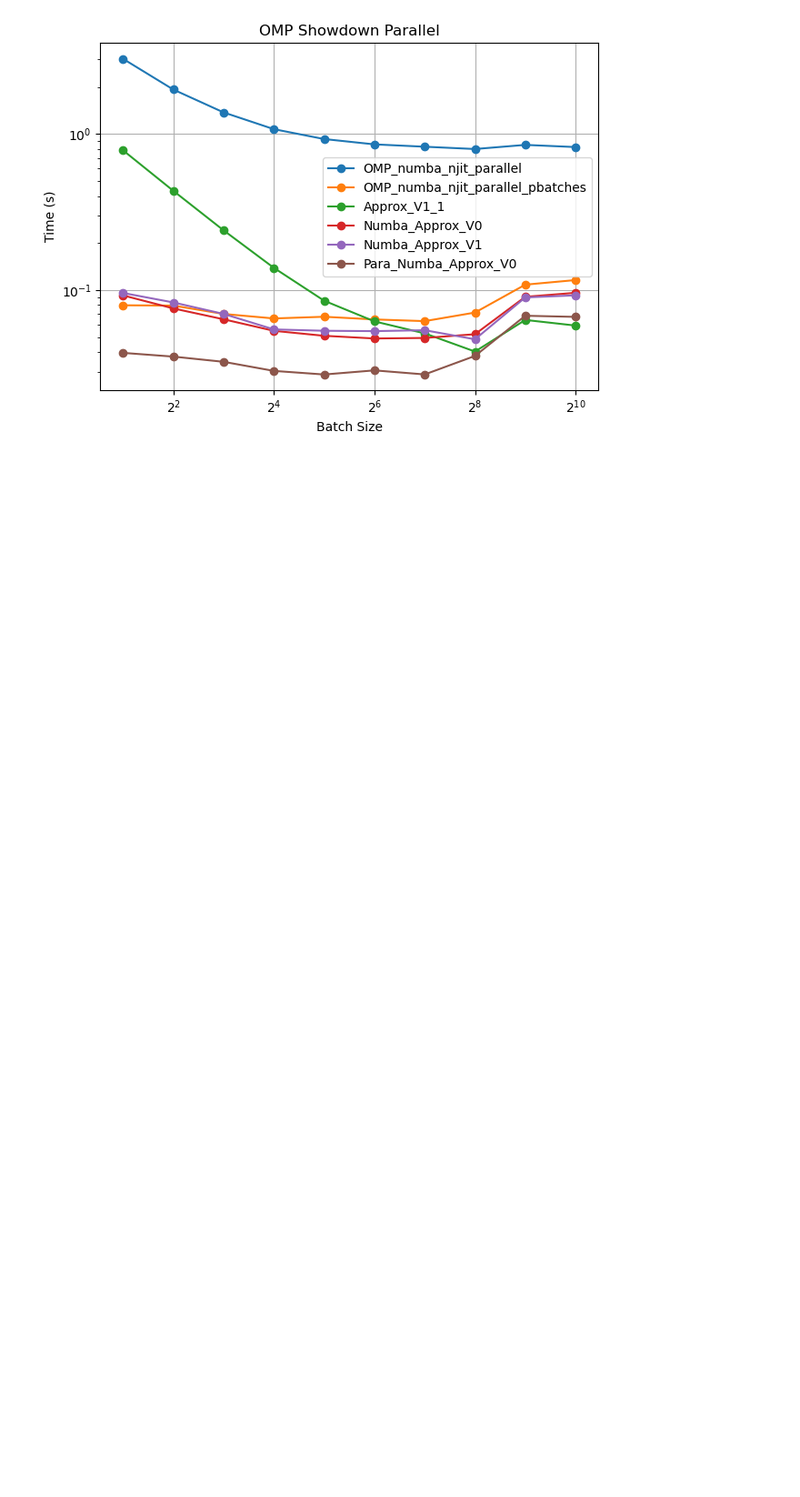
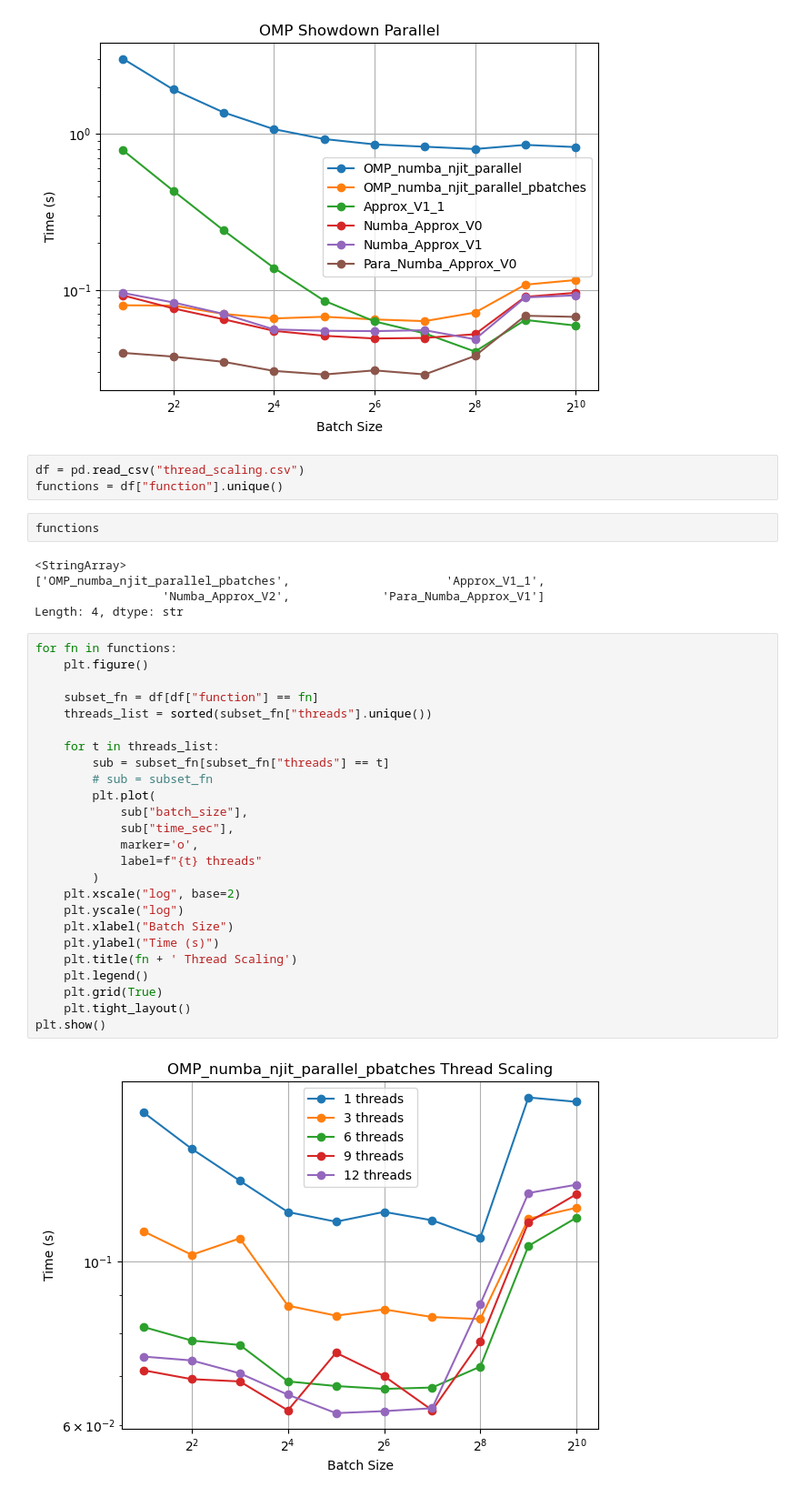
Before and after one commit to qrqgonrqge/parallel-k-SVD, a Jupyter notebook: Experiments/Benchmarking/Plot.ipynb, the cells around one changed output. Shown at 91% size. Drawn from its saved outputs; the diff is of its cells as text; blank space fills up the shorter version.

Commit message:
Add Thread Scaling results

```diff
--- a/Experiments/Benchmarking/Plot.ipynb
+++ b/Experiments/Benchmarking/Plot.ipynb
@@ -141,3 +141,40 @@ for fn in functions:
 plt.show()
 # %% [output]
 [figure]
+# %%
+df = pd.read_csv("thread_scaling.csv")
+functions = df["function"].unique()
+# %%
+functions
+# %% [output]
+<StringArray>
+['OMP_numba_njit_parallel_pbatches',                      'Approx_V1_1',
+                  'Numba_Approx_V2',             'Para_Numba_Approx_V1']
+Length: 4, dtype: str
+# %%
+for fn in functions:
+    plt.figure()
+
+    subset_fn = df[df["function"] == fn]
+    threads_list = sorted(subset_fn["threads"].unique())
+
+    for t in threads_list:
+        sub = subset_fn[subset_fn["threads"] == t]
+        # sub = subset_fn
+        plt.plot(
+            sub["batch_size"],
+            sub["time_sec"],
+            marker='o',
+            label=f"{t} threads"
+        )
+    plt.xscale("log", base=2)
+    plt.yscale("log")
+    plt.xlabel("Batch Size")
+    plt.ylabel("Time (s)")
+    plt.title(fn + ' Thread Scaling')
+    plt.legend()
+    plt.grid(True)
+    plt.tight_layout()
+plt.show()
+# %% [output]
+[figure, added]
```
Also changed, not shown: parts of 1 cell of this notebook, 1 other file.
